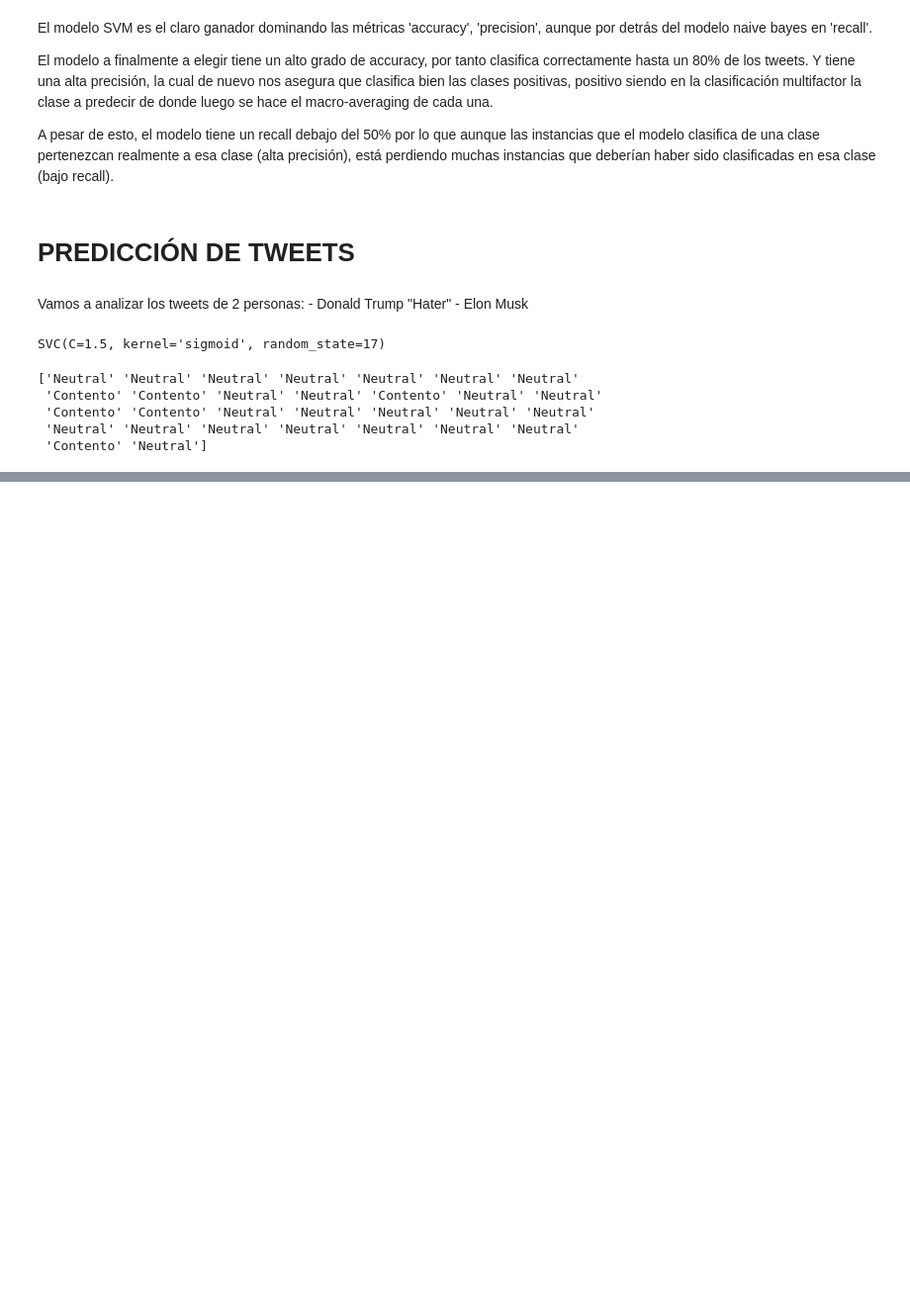
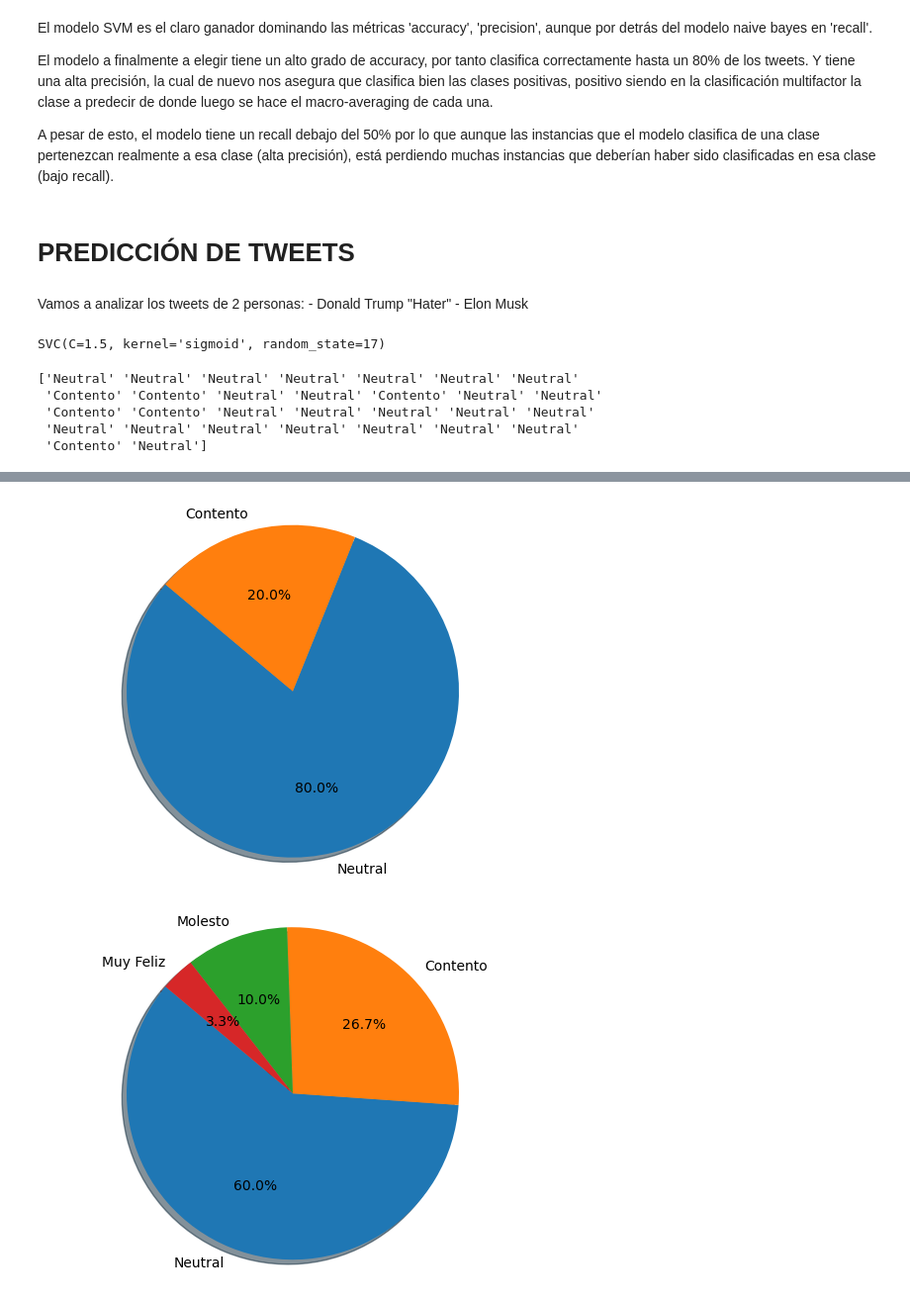
Before and after one commit to juanlo017/AISentimentAnalysis, a Jupyter notebook: SentimentAnalysis.ipynb, the cells around one changed output, grey strips where cells are left out. Shown at 99% size. Drawn from its saved outputs; the diff is of its cells as text; code cells hidden in the pictures; blank space fills up the shorter version.

```diff
--- a/SentimentAnalysis.ipynb
+++ b/SentimentAnalysis.ipynb
@@ -805,0 +810,24 @@ print(decoded_predictions_trump)
+# %%
+def calculate_count_dict(predictions_list):
+    predictions_dict = dict()
+    for p in predictions_list:
+        if p not in predictions_dict:
+            predictions_dict[p] = 1
+        else:
+            predictions_dict[p] += 1
+    return predictions_dict
+
+def calculate_pie_chart(count_dict):
+    labels = list(count_dict.keys())
+    sizes = list(count_dict.values())
+    plt.pie(sizes, labels=labels, autopct='%1.1f%%', shadow=True, startangle=140)
+    plt.axis('equal')
+    plt.show()
+# %%
+dict_elon = calculate_count_dict(decoded_predictions_elon)
+dict_trump = calculate_count_dict(decoded_predictions_trump)
+calculate_pie_chart(dict_elon)
+calculate_pie_chart(dict_trump)
+# %% [output]
+[figure, added]
+[figure, added]
```
Also changed, not shown: parts of 1 cell of this notebook.
